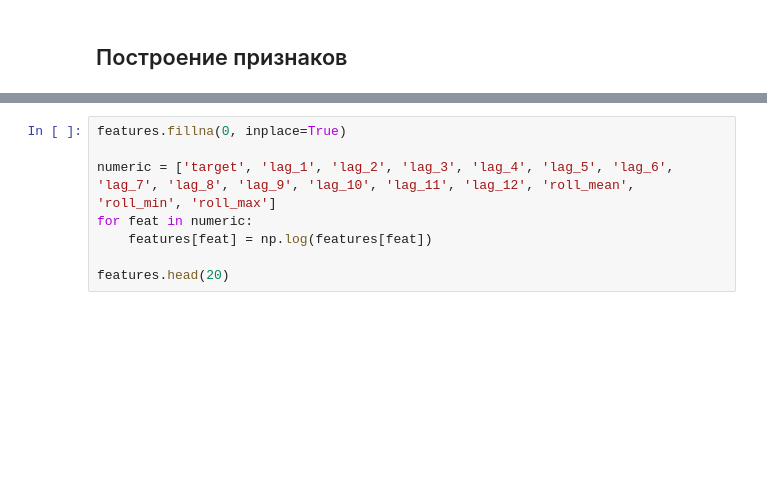
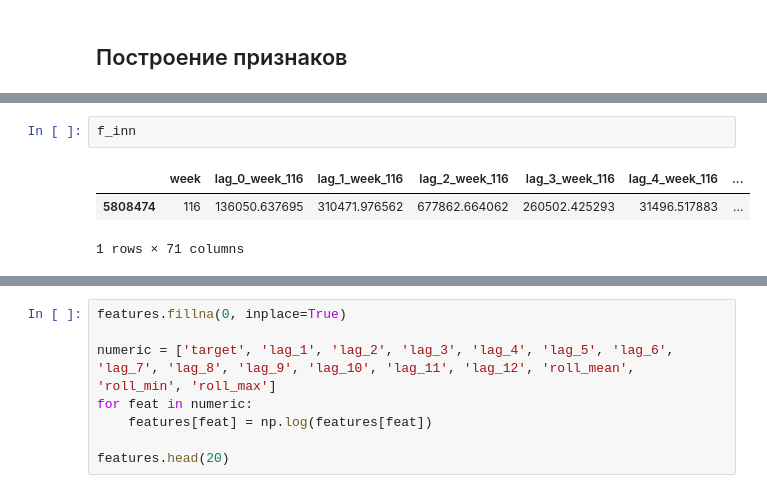
Before and after one commit to oleander-twig/bank_transfers_forecasting, a Jupyter notebook: transactions_xgboost.ipynb, the cells around one changed output, grey strips where cells are left out. Saved outputs shown, nothing was run; the diff lists cells and outputs as text; blank space fills up the shorter version.

```diff
--- a/transactions_xgboost.ipynb
+++ b/transactions_xgboost.ipynb
@@ -178,0 +215,6 @@ Done: записано 118 файлов в /Users/aeseverenkova/Desktop/bank_for
+# %%
+f_inn
+# %% [output]
+|  | week | lag_0_week_116 | lag_1_week_116 | lag_2_week_116 | lag_3_week_116 | lag_4_week_116 | ... |
+| 5808474 | 116 | 136050.637695 | 310471.976562 | 677862.664062 | 260502.425293 | 31496.517883 | ... |
+1 rows × 71 columns
```
Also changed, not shown: parts of 9 cells of this notebook.
